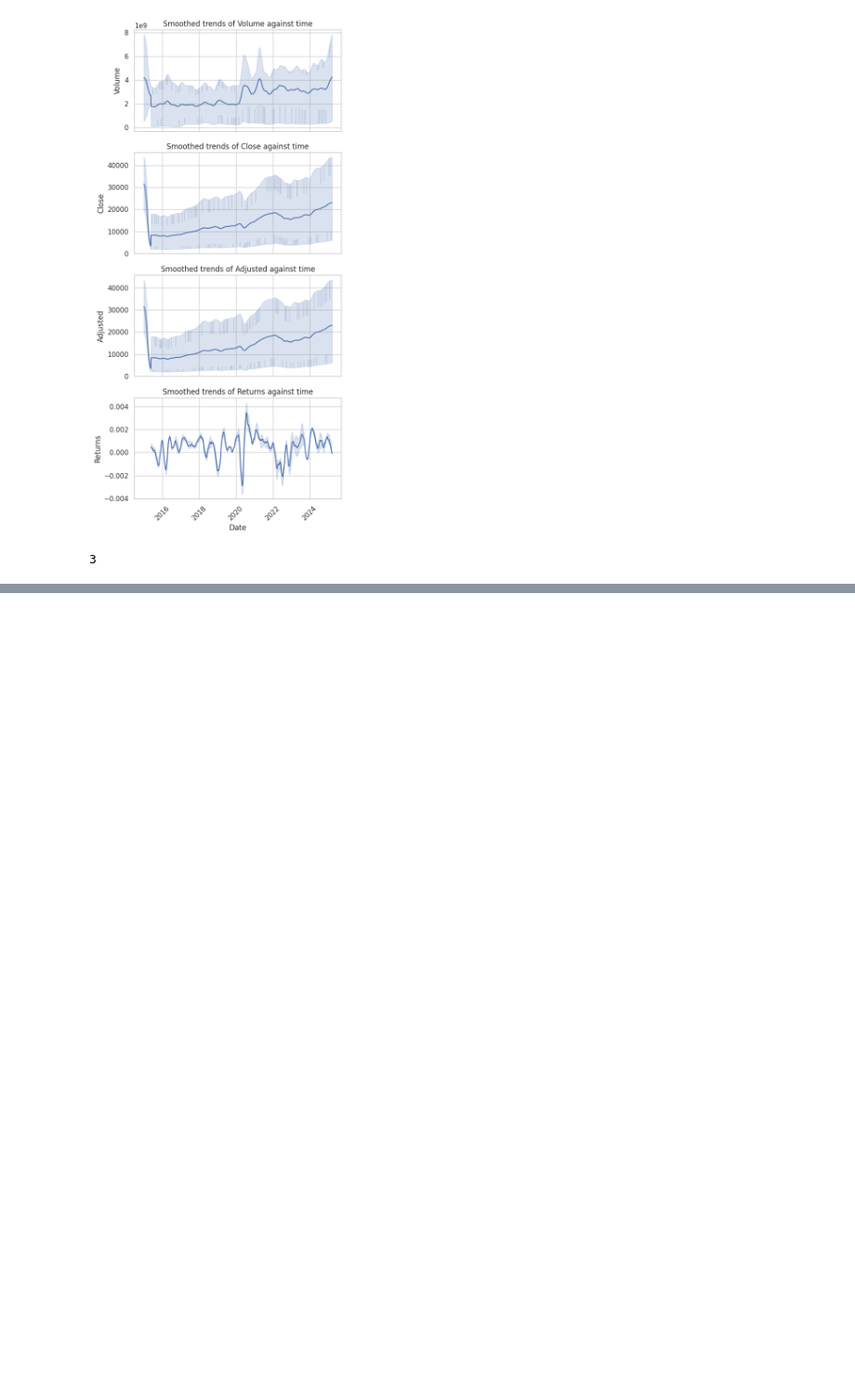
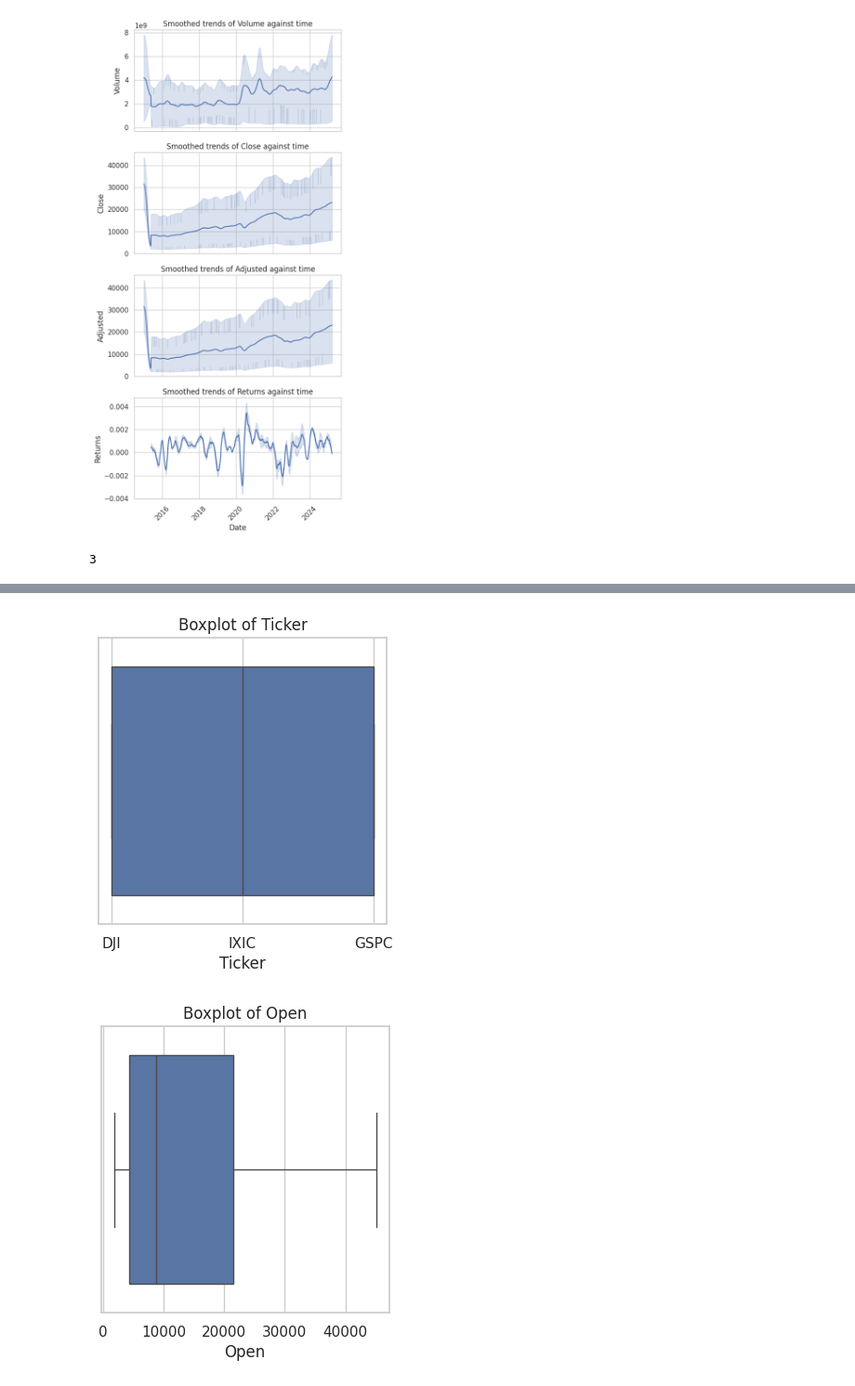
Before and after one commit to Dan-njuguna/stock_price_predictions, a Jupyter notebook: notebooks/preprocessing.ipynb, the cells around one changed output, grey strips where cells are left out. Shown at 93% size. Cells and saved outputs as stored; diff of their text form; code cells hidden in the pictures; blank space fills up the shorter version.

```diff
--- a/notebooks/preprocessing.ipynb
+++ b/notebooks/preprocessing.ipynb
@@ -244,0 +283,21 @@ df["Ticker"].nunique()
+# %%
+# TODO: Inspect the dataset to find outliers
+def plot_boxplot(df: pd.DataFrame, column: str):
+    """Plots a boxplot for a given column.
+    Args:
+        df (pd.DataFrame): DataFrame containing the data.
+        column (str): Column name to plot.
+    """
+    plt.figure(figsize=(4, 4))
+    sns.boxplot(data=df, x=column)
+    plt.title(f'Boxplot of {column}')
+    plt.xlabel(column)
+    plt.show()
+
+# Plot boxplots for all columns
+columns_to_plot = [col for col in df.columns if col != 'Date']  # Exclude 'Date' column
+for column in columns_to_plot:
+    plot_boxplot(df, column)
+# %% [output]
+[figure, added]
+[figure, added]
```
Also changed, not shown: parts of 13 cells of this notebook.
